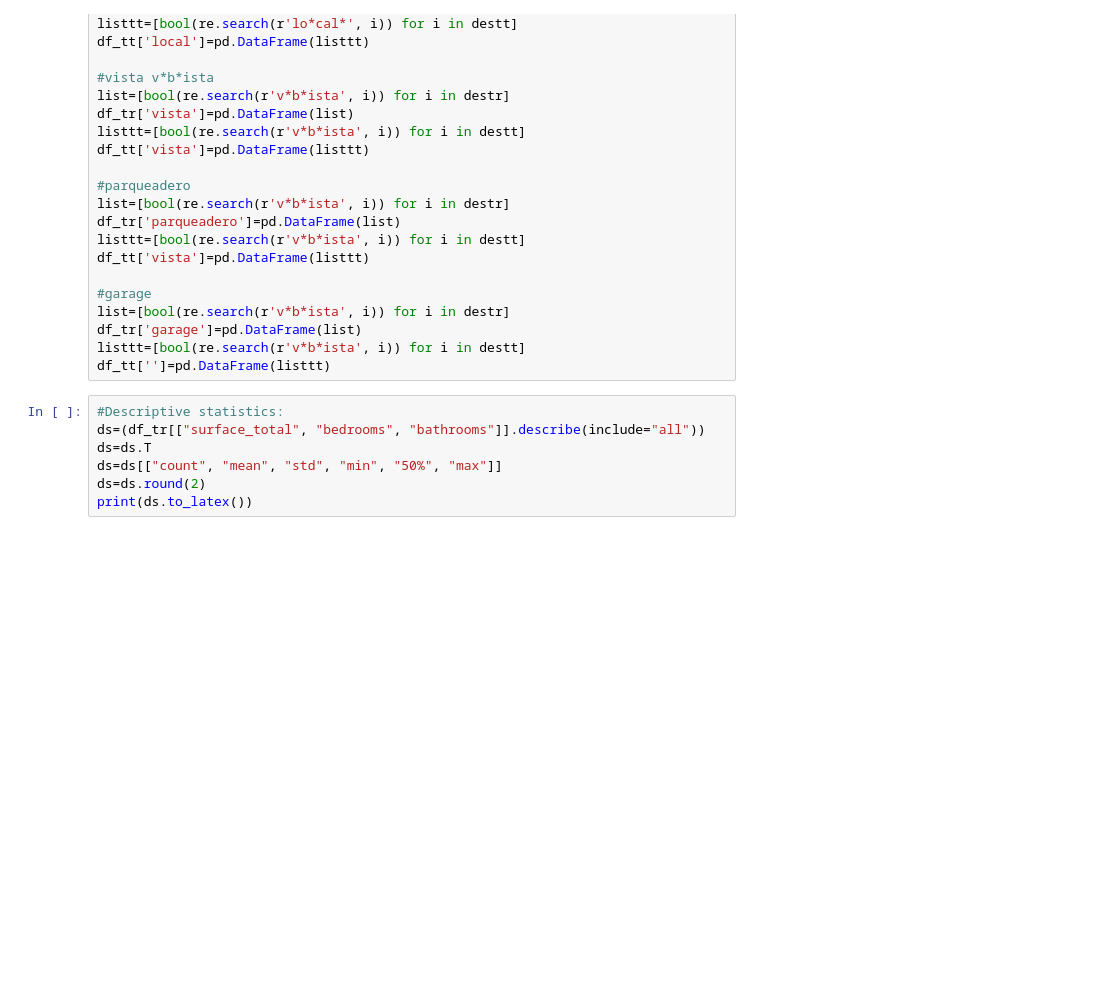
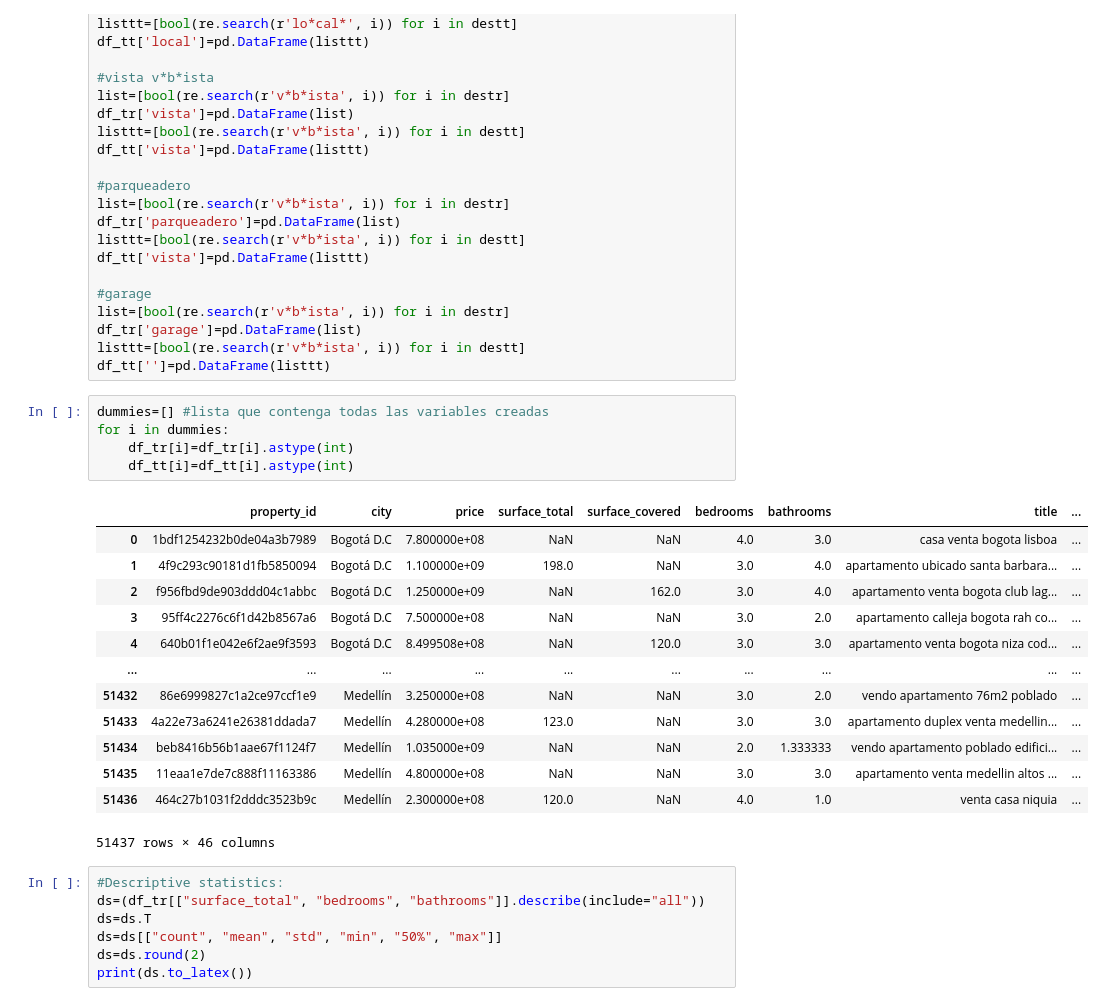
Before and after one commit to sdpinilla18/PS3_BD-ML, a Jupyter notebook: PS3 BD_ML.ipynb, the cells around one changed output. Cells and saved outputs as stored; diff of their text form; blank space fills up the shorter version.

```diff
--- a/PS3 BD_ML.ipynb
+++ b/PS3 BD_ML.ipynb
@@ -470,6 +470,25 @@ list=[bool(re.search(r'v*b*ista', i)) for i in destr]
 df_tr['garage']=pd.DataFrame(list)
 listtt=[bool(re.search(r'v*b*ista', i)) for i in destt]
 df_tt['']=pd.DataFrame(listtt)
+# %%
+dummies=[] #lista que contenga todas las variables creadas
+for i in dummies:
+    df_tr[i]=df_tr[i].astype(int)
+    df_tt[i]=df_tt[i].astype(int)
+# %% [output]
+|  | property_id | city | price | surface_total | surface_covered | bedrooms | bathrooms | title | ... |
+| 0 | 1bdf1254232b0de04a3b7989 | Bogotá D.C | 7.800000e+08 | NaN | NaN | 4.0 | 3.0 | casa venta bogota lisboa | ... |
+| 1 | 4f9c293c90181d1fb5850094 | Bogotá D.C | 1.100000e+09 | 198.0 | NaN | 3.0 | 4.0 | apartamento ubicado santa barbara... | ... |
+| 2 | f956fbd9de903ddd04c1abbc | Bogotá D.C | 1.250000e+09 | NaN | 162.0 | 3.0 | 4.0 | apartamento venta bogota club lag... | ... |
+| 3 | 95ff4c2276c6f1d42b8567a6 | Bogotá D.C | 7.500000e+08 | NaN | NaN | 3.0 | 2.0 | apartamento calleja bogota rah co... | ... |
+| 4 | 640b01f1e042e6f2ae9f3593 | Bogotá D.C | 8.499508e+08 | NaN | 120.0 | 3.0 | 3.0 | apartamento venta bogota niza cod... | ... |
+| ... | ... | ... | ... | ... | ... | ... | ... | ... | ... |
+| 51432 | 86e6999827c1a2ce97ccf1e9 | Medellín | 3.250000e+08 | NaN | NaN | 3.0 | 2.0 | vendo apartamento 76m2 poblado | ... |
+| 51433 | 4a22e73a6241e26381ddada7 | Medellín | 4.280000e+08 | 123.0 | NaN | 3.0 | 3.0 | apartamento duplex venta medellin... | ... |
+| 51434 | beb8416b56b1aae67f1124f7 | Medellín | 1.035000e+09 | NaN | NaN | 2.0 | 1.333333 | vendo apartamento poblado edifici... | ... |
+| 51435 | 11eaa1e7de7c888f11163386 | Medellín | 4.800000e+08 | NaN | NaN | 3.0 | 3.0 | apartamento venta medellin altos ... | ... |
+| 51436 | 464c27b1031f2dddc3523b9c | Medellín | 2.300000e+08 | 120.0 | NaN | 4.0 | 1.0 | venta casa niquia | ... |
+51437 rows × 46 columns
 # %%
 #Descriptive statistics:
 ds=(df_tr[["surface_total", "bedrooms", "bathrooms"]].describe(include="all"))
```
